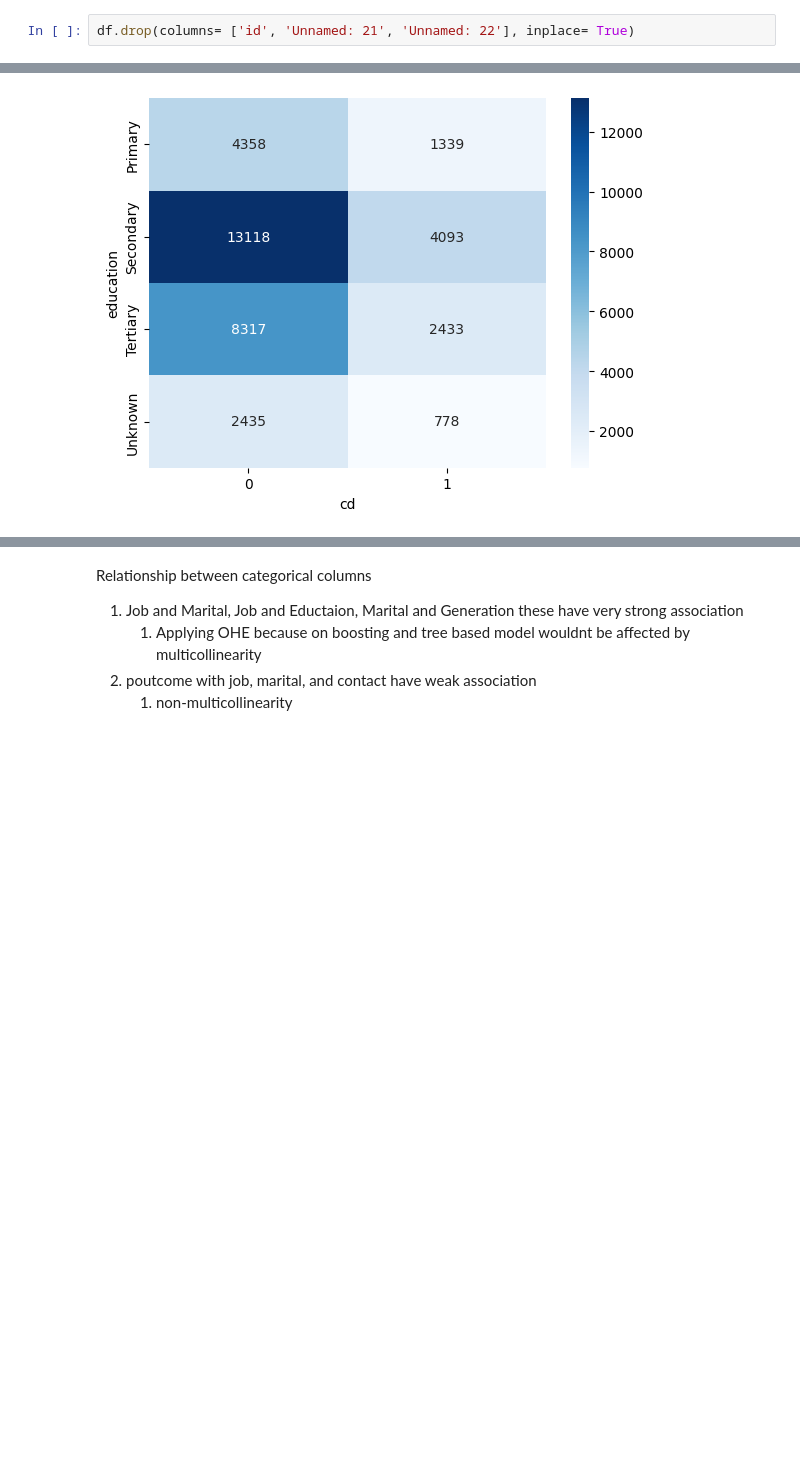
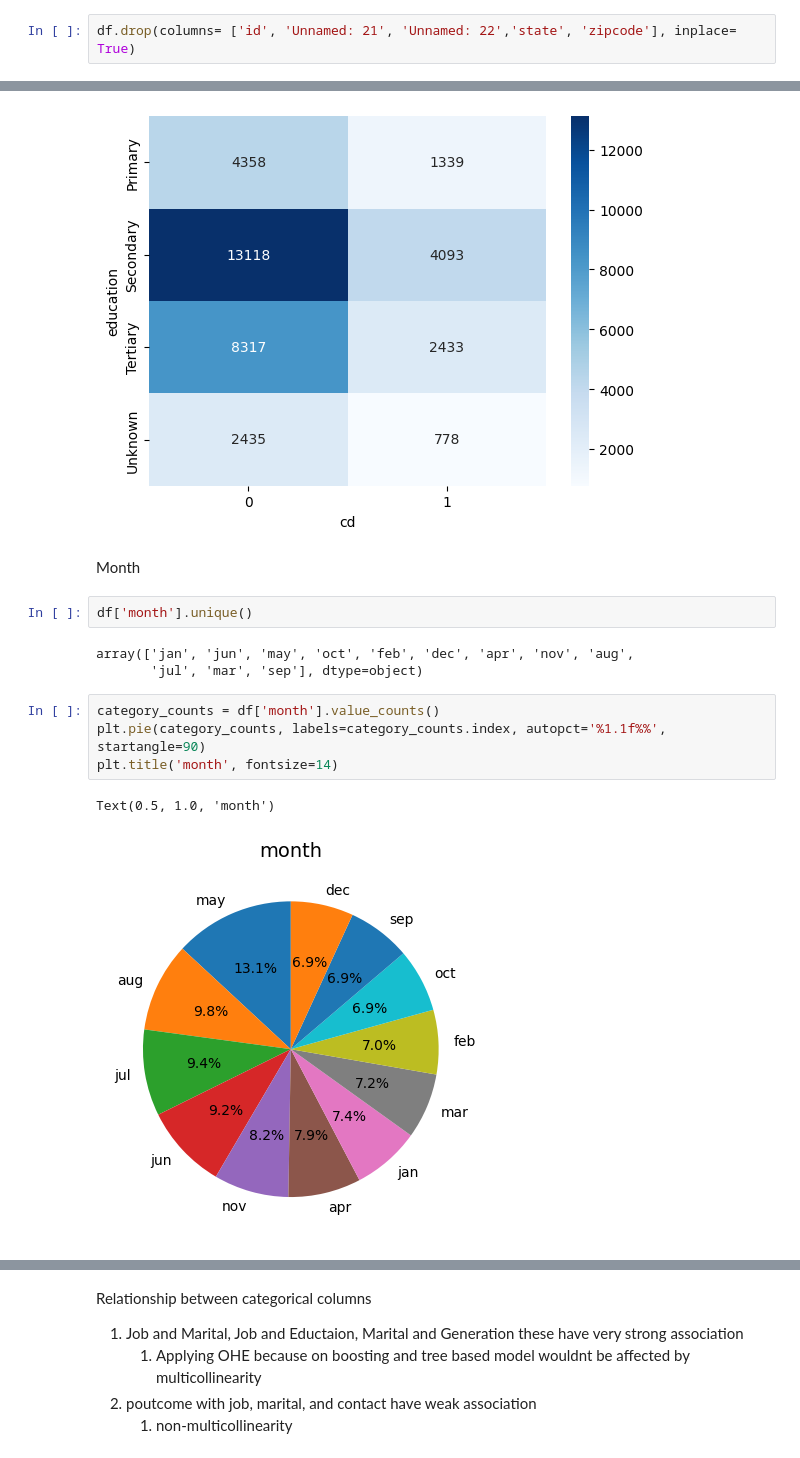
Before and after one commit to adityakr38/BankCD-Prediction, a Jupyter notebook: research/Expriement.ipynb, the cells around one changed output, grey strips where cells are left out. Saved outputs shown, nothing was run; the diff lists cells and outputs as text; blank space fills up the shorter version.

```diff
--- a/research/Expriement.ipynb
+++ b/research/Expriement.ipynb
@@ -17,4 +33,4 @@ Index(['id', 'age', 'job', 'marital', 'education', 'default', 'balance',
 # %% [markdown]
 Dropping unwanted columns
 # %%
-df.drop(columns= ['id', 'Unnamed: 21', 'Unnamed: 22'], inplace= True)
+df.drop(columns= ['id', 'Unnamed: 21', 'Unnamed: 22','state', 'zipcode'], inplace= True)
@@ -198,3 +225,17 @@ plt.xlabel('cd')
 plt.show()
 # %% [output]
 [figure]
+# %% [markdown]
+Month
+# %%
+df['month'].unique()
+# %% [output]
+array(['jan', 'jun', 'may', 'oct', 'feb', 'dec', 'apr', 'nov', 'aug',
+       'jul', 'mar', 'sep'], dtype=object)
+# %%
+category_counts = df['month'].value_counts()
+plt.pie(category_counts, labels=category_counts.index, autopct='%1.1f%%', startangle=90)
+plt.title('month', fontsize=14)
+# %% [output]
+Text(0.5, 1.0, 'month')
+[figure, added]
```
Also changed, not shown: parts of 61 cells of this notebook.
